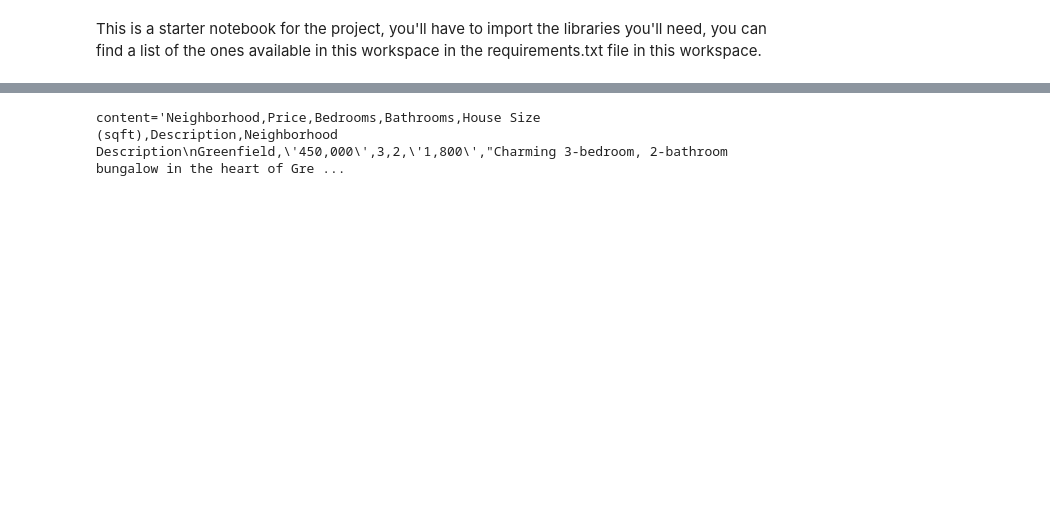
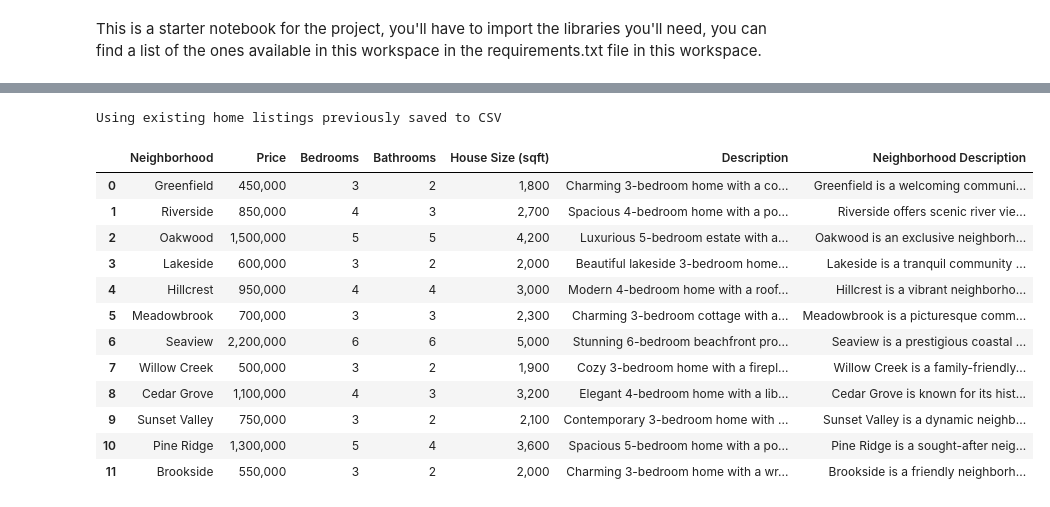
Before and after one commit to hsakkout/genai-realtor, a Jupyter notebook: HomeMatch.ipynb, the cells around one changed output, grey strips where cells are left out. Cells and saved outputs as stored; diff of their text form; code cells hidden in the pictures; blank space fills up the shorter version.

````diff
--- a/HomeMatch.ipynb
+++ b/HomeMatch.ipynb
@@ -44,0 +114,4 @@ chain = prompt | llm
+# %%
+listings_csv_version_handler = VersionedCSVHandler("home_listings")
+pref_csv_version_handler = VersionedCSVHandler("user_preferences")
+results_csv_version_handler = VersionedCSVHandler("search_results")
@@ -45,13 +145,47 @@ chain = prompt | llm
 # %%
+refresh_listings = False
+# refresh_listings = True
 
-home_rows = 12
+df = listings_csv_version_handler.read_from_csv()
 
-total_rows = home_rows + 1
+# Generate new listings only if file doesn't exist
+if refresh_listings or df is None:
+    home_rows = 12
+    total_rows = home_rows + 1
 
-result = chain.invoke(
-    {"home_rows": home_rows,
-     "total_rows": total_rows}
-)
-print(result)
+    print("Generating new home listings...")
+    result = chain.invoke(
+        {"home_rows": home_rows,
+         "total_rows": total_rows}
+    )
+    print(result)
+    content = result.content
+    # Simple extraction between markers
+    if "```csv" in content and "```" in content:
+        start = content.find("```csv") + 6  # Skip past "```csv"
+        end = content.rfind("```")
+        csv_content = content[start:end].strip()
+    else:
+        csv_content = content
+    listings_csv_version_handler.save_content_to_csv(csv_content)
+    print("New home listings generated and saved to CSV")
+else:
+    print("Using existing home listings previously saved to CSV")
+
+    # Create a styled DataFrame with full text
+    display_df(df)
 # %% [output]
-content='Neighborhood,Price,Bedrooms,Bathrooms,House Size (sqft),Description,Neighborhood Description\nGreenfield,\'450,000\',3,2,\'1,800\',"Charming 3-bedroom, 2-bathroom bungalow in the heart of Gre ...
+Using existing home listings previously saved to CSV
+|  | Neighborhood | Price | Bedrooms | Bathrooms | House Size (sqft) | Description | Neighborhood Description |
+| 0 | Greenfield | 450,000 | 3 | 2 | 1,800 | Charming 3-bedroom home with a co... | Greenfield is a welcoming communi... |
+| 1 | Riverside | 850,000 | 4 | 3 | 2,700 | Spacious 4-bedroom home with a po... | Riverside offers scenic river vie... |
+| 2 | Oakwood | 1,500,000 | 5 | 5 | 4,200 | Luxurious 5-bedroom estate with a... | Oakwood is an exclusive neighborh... |
+| 3 | Lakeside | 600,000 | 3 | 2 | 2,000 | Beautiful lakeside 3-bedroom home... | Lakeside is a tranquil community ... |
+| 4 | Hillcrest | 950,000 | 4 | 4 | 3,000 | Modern 4-bedroom home with a roof... | Hillcrest is a vibrant neighborho... |
+| 5 | Meadowbrook | 700,000 | 3 | 3 | 2,300 | Charming 3-bedroom cottage with a... | Meadowbrook is a picturesque comm... |
+| 6 | Seaview | 2,200,000 | 6 | 6 | 5,000 | Stunning 6-bedroom beachfront pro... | Seaview is a prestigious coastal ... |
+| 7 | Willow Creek | 500,000 | 3 | 2 | 1,900 | Cozy 3-bedroom home with a firepl... | Willow Creek is a family-friendly... |
+| 8 | Cedar Grove | 1,100,000 | 4 | 3 | 3,200 | Elegant 4-bedroom home with a lib... | Cedar Grove is known for its hist... |
+| 9 | Sunset Valley | 750,000 | 3 | 2 | 2,100 | Contemporary 3-bedroom home with ... | Sunset Valley is a dynamic neighb... |
+| 10 | Pine Ridge | 1,300,000 | 5 | 4 | 3,600 | Spacious 5-bedroom home with a po... | Pine Ridge is a sought-after neig... |
+| 11 | Brookside | 550,000 | 3 | 2 | 2,000 | Charming 3-bedroom home with a wr... | Brookside is a friendly neighborh... |
````
Also changed, not shown: parts of 30 cells of this notebook, 19 other files.
